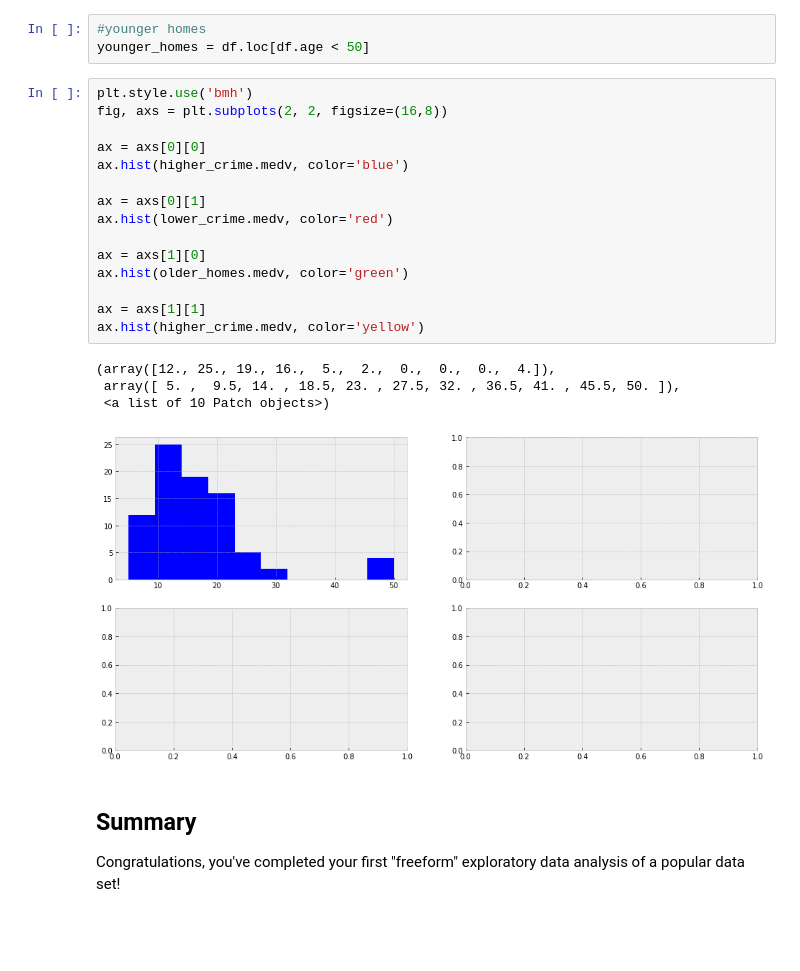
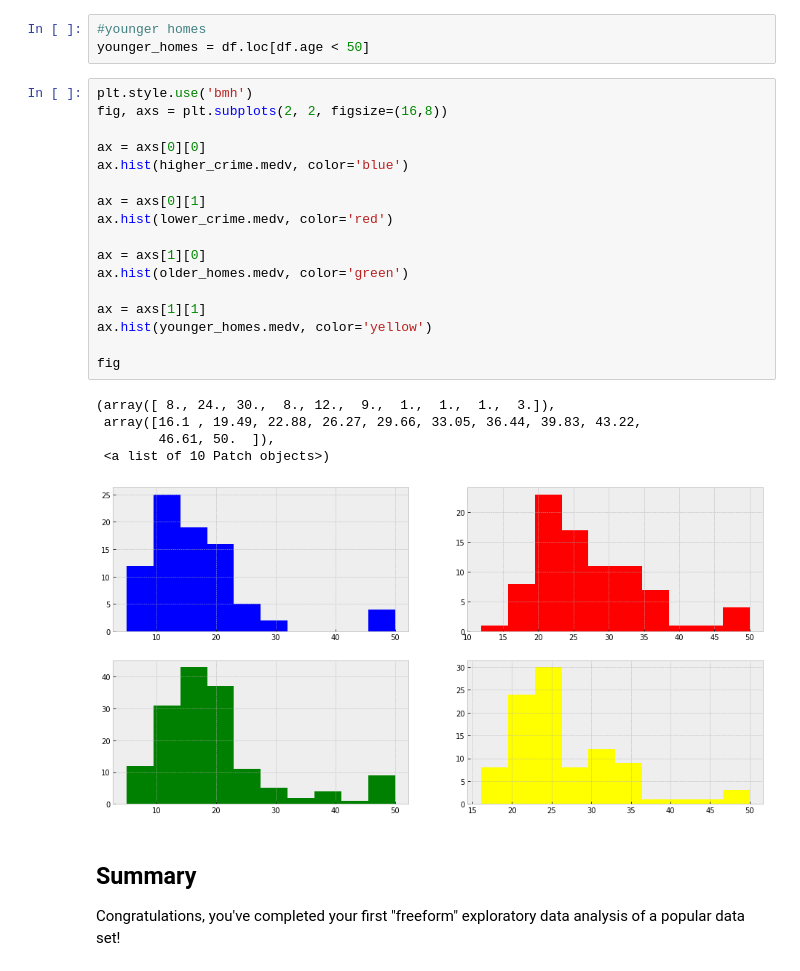
Before and after one commit to AlludedCrabb/dsc-1-03-16-eda-with-pandas-using-the-boston-housing-data-lab-seattle-ds-career-040119, a Jupyter notebook: index.ipynb, the cells around one changed output. Cells and saved outputs as stored; diff of their text form; blank space fills up the shorter version.

```diff
--- a/index.ipynb
+++ b/index.ipynb
@@ -112,23 +112,26 @@ younger_homes = df.loc[df.age < 50]
 # %%
 plt.style.use('bmh')
 fig, axs = plt.subplots(2, 2, figsize=(16,8))
 
 ax = axs[0][0]
 ax.hist(higher_crime.medv, color='blue')
 
 ax = axs[0][1]
 ax.hist(lower_crime.medv, color='red')
 
 ax = axs[1][0]
 ax.hist(older_homes.medv, color='green')
 
 ax = axs[1][1]
-ax.hist(higher_crime.medv, color='yellow')
+ax.hist(younger_homes.medv, color='yellow')
+
+fig
 # %% [output]
-(array([12., 25., 19., 16.,  5.,  2.,  0.,  0.,  0.,  4.]),
- array([ 5. ,  9.5, 14. , 18.5, 23. , 27.5, 32. , 36.5, 41. , 45.5, 50. ]),
+(array([ 8., 24., 30.,  8., 12.,  9.,  1.,  1.,  1.,  3.]),
+ array([16.1 , 19.49, 22.88, 26.27, 29.66, 33.05, 36.44, 39.83, 43.22,
+        46.61, 50.  ]),
  <a list of 10 Patch objects>)
-[figure, old version]
+[figure, new version]
 # %% [markdown]
 ## Summary
 
```
